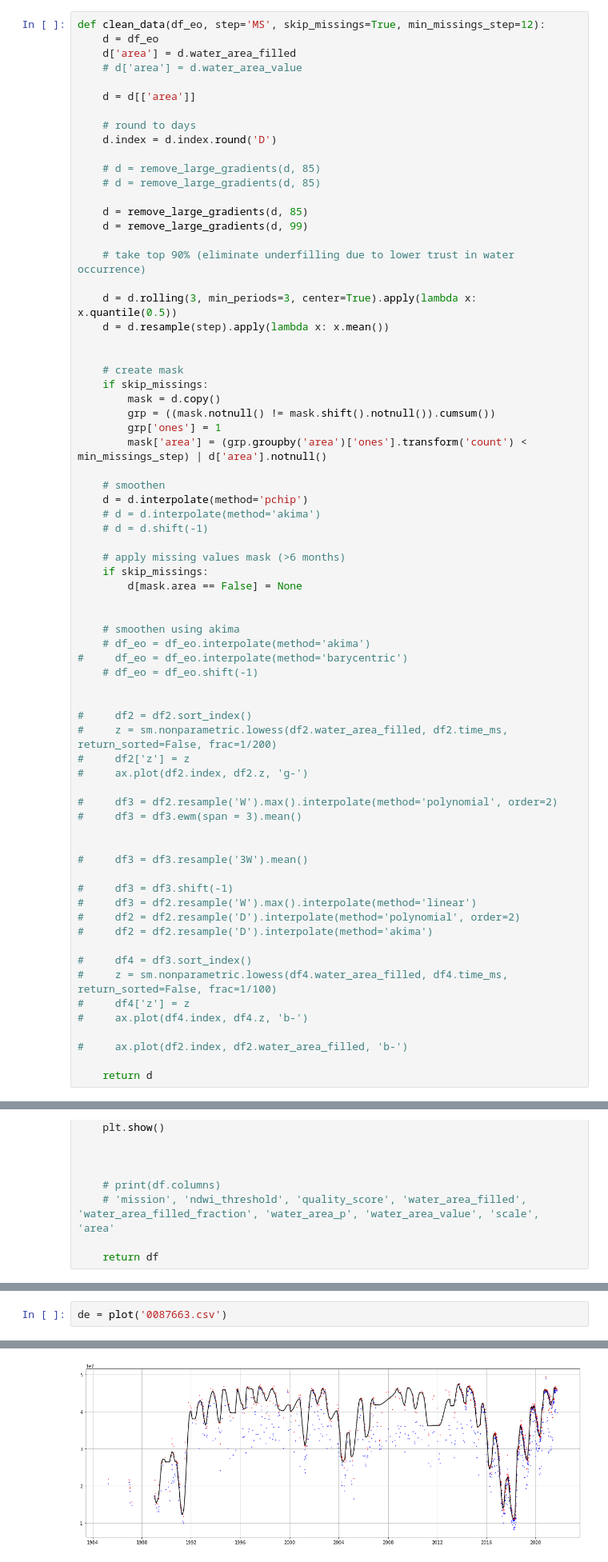
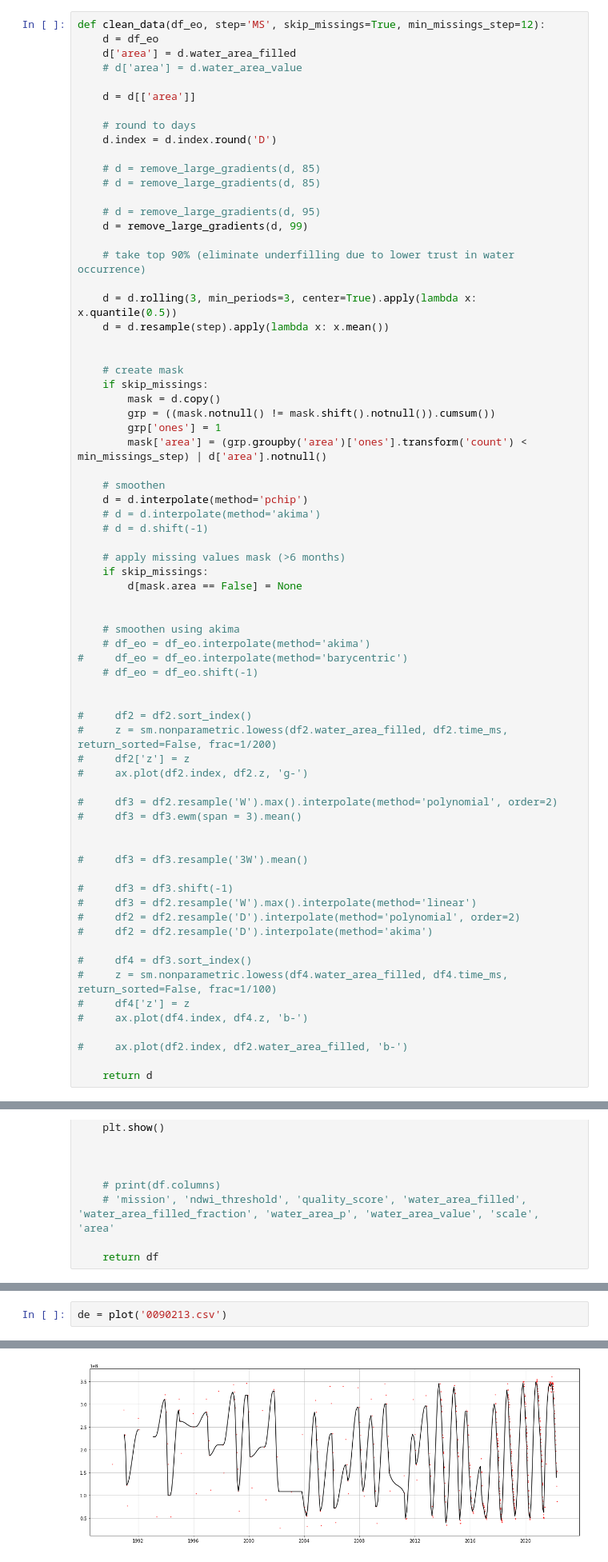
Before and after one commit to global-water-watch/research-reservoir-water-dynamics, a Jupyter notebook: notebooks/01-daily-to-monthly.ipynb, the cells around one changed output, grey strips where cells are left out. Shown at 80% size. Cells and saved outputs as stored; diff of their text form.

```diff
--- a/notebooks/01-daily-to-monthly.ipynb
+++ b/notebooks/01-daily-to-monthly.ipynb
@@ -74,7 +74,7 @@ def clean_data(df_eo, step='MS', skip_missings=True, min_missings_step=12):
     # d = remove_large_gradients(d, 85)
     # d = remove_large_gradients(d, 85)
 
-    d = remove_large_gradients(d, 85)
+    # d = remove_large_gradients(d, 95)
     d = remove_large_gradients(d, 99)
 
     # take top 90% (eliminate underfilling due to lower trust in water occurrence)
@@ -247,9 +230,9 @@ See the caveats in the documentation: https://pandas.pydata.org/pandas-docs/stab
 # %%
-de = plot('0087663.csv')
+de = plot('0090213.csv')
 # %% [output]
 A value is trying to be set on a copy of a slice from a DataFrame.
 Try using .loc[row_indexer,col_indexer] = value instead
 
 See the caveats in the documentation: https://pandas.pydata.org/pandas-docs/stable/user_guide/indexing.html#returning-a-view-versus-a-copy
   This is separate from the ipykernel package so we can avoid doing imports until
-[figure, old version]
+[figure, new version]
```
Also changed, not shown: parts of 7 cells of this notebook, 6 other files.
